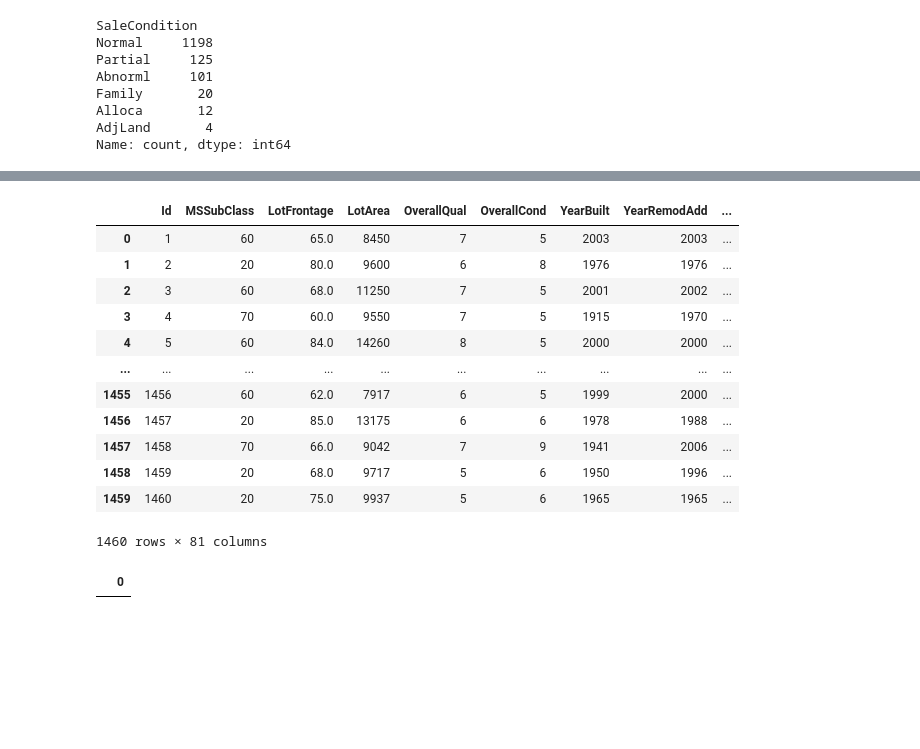
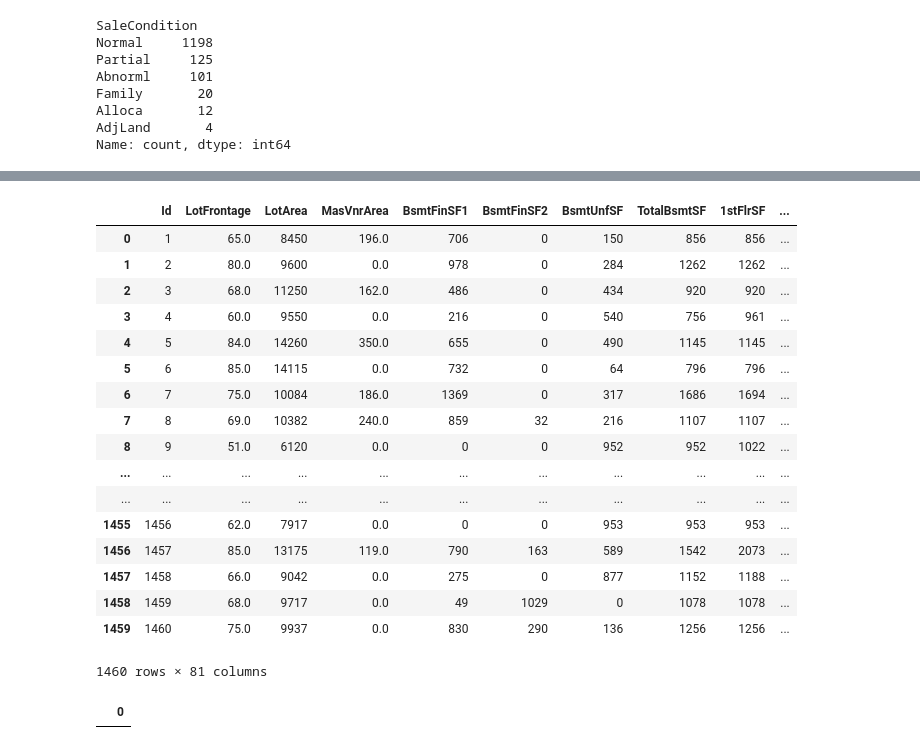
Before and after one commit to GJlonely1/Kaggle-House-Prices-Prediction-Model-, a Jupyter notebook: house-prices-advanced-regression-techniques/House_Price_Prediction_Model.ipynb, the cells around one changed output, grey strips where cells are left out. Cells and saved outputs as stored; diff of their text form; code cells hidden in the pictures; blank space fills up the shorter version.

```diff
--- a/house-prices-advanced-regression-techniques/House_Price_Prediction_Model.ipynb
+++ b/house-prices-advanced-regression-techniques/House_Price_Prediction_Model.ipynb
@@ -7,4 +8,6 @@ import random
 # %%
+pd.set_option('display.max_columns', None)
+
 df = pd.read_csv('train.csv')
 df.head(20)
 df
@@ -341,0 +324,8 @@ Name: count, dtype: int64
+# %%
+categorical_features = df[['MSSubClass', 'MSZoning', 'Street', 'Alley', 'LotShape', 'LandContour', 'Utilities', 'LotConfig', 'LandSlope', 'Neighborhood', 'Condition1',
+                                     'Condition2', 'BldgType', 'HouseStyle', 'OverallQual', 'OverallCond', 'YearBuilt', 'YearRemodAdd', 'RoofStyle', 'RoofMatl', 'Exterior1st',
+                                     'Exterior2nd', 'MasVnrType', 'ExterQual', 'ExterCond', 'Foundation', 'BsmtQual', 'BsmtCond', 'BsmtExposure', 'BsmtFinType1', 'BsmtFinType2',
+                                     'Heating', 'HeatingQC', 'CentralAir', 'Electrical', 'KitchenQual', 'Functional', 'FireplaceQu', 'GarageType', 'GarageYrBlt', 'GarageFinish', 'GarageQual',
+                                     'GarageCond', 'PavedDrive', 'PoolQC', 'Fence', 'MiscFeature', 'MoSold', 'YrSold', 'SaleType', 'SaleCondition']]
+
+categorical_features
@@ -341,0 +346,8 @@ Name: count, dtype: int64
+# %%
+numerical_features = df.drop(['MSSubClass', 'MSZoning', 'Street', 'Alley', 'LotShape', 'LandContour', 'Utilities', 'LotConfig', 'LandSlope', 'Neighborhood', 'Condition1',
+                                     'Condition2', 'BldgType', 'HouseStyle', 'OverallQual', 'OverallCond', 'YearBuilt', 'YearRemodAdd', 'RoofStyle', 'RoofMatl', 'Exterior1st',
+                                     'Exterior2nd', 'MasVnrType', 'ExterQual', 'ExterCond', 'Foundation', 'BsmtQual', 'BsmtCond', 'BsmtExposure', 'BsmtFinType1', 'BsmtFinType2',
+                                     'Heating', 'HeatingQC', 'CentralAir', 'Electrical', 'KitchenQual', 'Functional', 'FireplaceQu', 'GarageType', 'GarageYrBlt', 'GarageFinish', 'GarageQual',
+                                     'GarageCond', 'PavedDrive', 'PoolQC', 'Fence', 'MiscFeature', 'MoSold', 'YrSold', 'SaleType', 'SaleCondition'], axis=1)
+
+numerical_features
@@ -342,9 +368,19 @@ Name: count, dtype: int64
 # %%
 from sklearn.preprocessing import LabelEncoder
 def fill_missing_values(train_df):
-    categorical_features = train_df.select_dtypes(include=['object', 'bool'])
+    categorical_features = train_df[['MSSubClass', 'MSZoning', 'Street', 'Alley', 'LotShape', 'LandContour', 'Utilities', 'LotConfig', 'LandSlope', 'Neighborhood', 'Condition1',
+                                     'Condition2', 'BldgType', 'HouseStyle', 'OverallQual', 'OverallCond', 'YearBuilt', 'YearRemodAdd', 'RoofStyle', 'RoofMatl', 'Exterior1st',
+                                     'Exterior2nd', 'MasVnrType', 'ExterQual', 'ExterCond', 'Foundation', 'BsmtQual', 'BsmtCond', 'BsmtExposure', 'BsmtFinType1', 'BsmtFinType2',
+                                     'Heating', 'HeatingQC', 'CentralAir', 'Electrical', 'KitchenQual', 'Functional', 'FireplaceQu', 'GarageType', 'GarageYrBlt', 'GarageFinish', 'GarageQual',
+                                     'GarageCond', 'PavedDrive', 'PoolQC', 'Fence', 'MiscFeature', 'MoSold', 'YrSold', 'SaleType', 'SaleCondition']]
+    # categorical_features = train_df.select_dtypes(include=['object', 'bool'])
     categorical_feature_columns = categorical_features.astype('str').columns
-    numerical_features = train_df.select_dtypes(include=['int', 'float']).columns
+    numerical_features = train_df.drop(['MSSubClass', 'MSZoning', 'Street', 'Alley', 'LotShape', 'LandContour', 'Utilities', 'LotConfig', 'LandSlope', 'Neighborhood', 'Condition1',
+                                     'Condition2', 'BldgType', 'HouseStyle', 'OverallQual', 'OverallCond', 'YearBuilt', 'YearRemodAdd', 'RoofStyle', 'RoofMatl', 'Exterior1st',
+                                     'Exterior2nd', 'MasVnrType', 'ExterQual', 'ExterCond', 'Foundation', 'BsmtQual', 'BsmtCond', 'BsmtExposure', 'BsmtFinType1', 'BsmtFinType2',
+                                     'Heating', 'HeatingQC', 'CentralAir', 'Electrical', 'KitchenQual', 'Functional', 'FireplaceQu', 'GarageType', 'GarageYrBlt', 'GarageFinish', 'GarageQual',
+                                     'GarageCond', 'PavedDrive', 'PoolQC', 'Fence', 'MiscFeature', 'MoSold', 'YrSold', 'SaleType', 'SaleCondition'], axis=1)
+    # numerical_features = train_df.select_dtypes(include=['int', 'float']).columns
 
 
     # fill missing values with MODE for categorical features
@@ -364,13 +400,23 @@ def fill_missing_values(train_df):
 
 train_df = fill_missing_values(df)
 
+categorical_features = train_df[['MSSubClass', 'MSZoning', 'Street', 'Alley', 'LotShape', 'LandContour', 'Utilities', 'LotConfig', 'LandSlope', 'Neighborhood', 'Condition1',
+                                     'Condition2', 'BldgType', 'HouseStyle', 'OverallQual', 'OverallCond', 'YearBuilt', 'YearRemodAdd', 'RoofStyle', 'RoofMatl', 'Exterior1st',
+                                     'Exterior2nd', 'MasVnrType', 'ExterQual', 'ExterCond', 'Foundation', 'BsmtQual', 'BsmtCond', 'BsmtExposure', 'BsmtFinType1', 'BsmtFinType2',
+                                     'Heating', 'HeatingQC', 'CentralAir', 'Electrical', 'KitchenQual', 'Functional', 'FireplaceQu', 'GarageType', 'GarageYrBlt', 'GarageFinish', 'GarageQual',
+                                     'GarageCond', 'PavedDrive', 'PoolQC', 'Fence', 'MiscFeature', 'MoSold', 'YrSold', 'SaleType', 'SaleCondition']]
+
+numerical_features = train_df.drop(['MSSubClass', 'MSZoning', 'Street', 'Alley', 'LotShape', 'LandContour', 'Utilities', 'LotConfig', 'LandSlope', 'Neighborhood', 'Condition1',
+                                     'Condition2', 'BldgType', 'HouseStyle', 'OverallQual', 'OverallCond', 'YearBuilt', 'YearRemodAdd', 'RoofStyle', 'RoofMatl', 'Exterior1st',
+                                     'Exterior2nd', 'MasVnrType', 'ExterQual', 'ExterCond', 'Foundation', 'BsmtQual', 'BsmtCond', 'BsmtExposure', 'BsmtFinType1', 'BsmtFinType2',
+                                     'Heating', 'HeatingQC', 'CentralAir', 'Electrical', 'KitchenQual', 'Functional', 'FireplaceQu', 'GarageType', 'GarageYrBlt', 'GarageFinish', 'GarageQual',
+                                     'GarageCond', 'PavedDrive', 'PoolQC', 'Fence', 'MiscFeature', 'MoSold', 'YrSold', 'SaleType', 'SaleCondition'], axis=1)
 le = LabelEncoder()
-categorical_data = train_df.select_dtypes(include=['object', 'bool'])
-numerical_data = train_df.select_dtypes(include=['int', 'float'])
+ohe = OneHotEncoder()
 # apply label encoder on Training categorical feature columns
-categorical_data = categorical_data.apply(lambda col: le.fit_transform(col))
+categorical_data = categorical_features.apply(lambda col: le.fit_transform(col))
 
-trained_filled_data = pd.concat([numerical_data, categorical_data], axis=1)
+trained_filled_data = pd.concat([numerical_features, categorical_data], axis=1)
 trained_filled_data
 # %% [output]
 The behavior will change in pandas 3.0. This inplace method will never work because the intermediate object on which we are setting values always behaves as a copy.
@@ -389,19 +435,24 @@ For example, when doing 'df[col].method(value, inplace=True)', try using 'df.met
 For example, when doing 'df[col].method(value, inplace=True)', try using 'df.method({col: value}, inplace=True)' or df[col] = df[col].method(value) instead, to perform the operation inplace on the ori ...
 
 
   train_df[col].fillna(train_df[col].median(), inplace=True)
-|  | Id | MSSubClass | LotFrontage | LotArea | OverallQual | OverallCond | YearBuilt | YearRemodAdd | ... |
-| 0 | 1 | 60 | 65.0 | 8450 | 7 | 5 | 2003 | 2003 | ... |
-| 1 | 2 | 20 | 80.0 | 9600 | 6 | 8 | 1976 | 1976 | ... |
-| 2 | 3 | 60 | 68.0 | 11250 | 7 | 5 | 2001 | 2002 | ... |
-| 3 | 4 | 70 | 60.0 | 9550 | 7 | 5 | 1915 | 1970 | ... |
-| 4 | 5 | 60 | 84.0 | 14260 | 8 | 5 | 2000 | 2000 | ... |
-| ... | ... | ... | ... | ... | ... | ... | ... | ... | ... |
-| 1455 | 1456 | 60 | 62.0 | 7917 | 6 | 5 | 1999 | 2000 | ... |
-| 1456 | 1457 | 20 | 85.0 | 13175 | 6 | 6 | 1978 | 1988 | ... |
-| 1457 | 1458 | 70 | 66.0 | 9042 | 7 | 9 | 1941 | 2006 | ... |
-| 1458 | 1459 | 20 | 68.0 | 9717 | 5 | 6 | 1950 | 1996 | ... |
-| 1459 | 1460 | 20 | 75.0 | 9937 | 5 | 6 | 1965 | 1965 | ... |
+|  | Id | LotFrontage | LotArea | MasVnrArea | BsmtFinSF1 | BsmtFinSF2 | BsmtUnfSF | TotalBsmtSF | 1stFlrSF | ... |
+| 0 | 1 | 65.0 | 8450 | 196.0 | 706 | 0 | 150 | 856 | 856 | ... |
+| 1 | 2 | 80.0 | 9600 | 0.0 | 978 | 0 | 284 | 1262 | 1262 | ... |
+| 2 | 3 | 68.0 | 11250 | 162.0 | 486 | 0 | 434 | 920 | 920 | ... |
+| 3 | 4 | 60.0 | 9550 | 0.0 | 216 | 0 | 540 | 756 | 961 | ... |
+| 4 | 5 | 84.0 | 14260 | 350.0 | 655 | 0 | 490 | 1145 | 1145 | ... |
+| 5 | 6 | 85.0 | 14115 | 0.0 | 732 | 0 | 64 | 796 | 796 | ... |
+| 6 | 7 | 75.0 | 10084 | 186.0 | 1369 | 0 | 317 | 1686 | 1694 | ... |
+| 7 | 8 | 69.0 | 10382 | 240.0 | 859 | 32 | 216 | 1107 | 1107 | ... |
+| 8 | 9 | 51.0 | 6120 | 0.0 | 0 | 0 | 952 | 952 | 1022 | ... |
+| ... | ... | ... | ... | ... | ... | ... | ... | ... | ... | ... |
+| ... | ... | ... | ... | ... | ... | ... | ... | ... | ... | ... |
+| 1455 | 1456 | 62.0 | 7917 | 0.0 | 0 | 0 | 953 | 953 | 953 | ... |
+| 1456 | 1457 | 85.0 | 13175 | 119.0 | 790 | 163 | 589 | 1542 | 2073 | ... |
+| 1457 | 1458 | 66.0 | 9042 | 0.0 | 275 | 0 | 877 | 1152 | 1188 | ... |
+| 1458 | 1459 | 68.0 | 9717 | 0.0 | 49 | 1029 | 0 | 1078 | 1078 | ... |
+| 1459 | 1460 | 75.0 | 9937 | 0.0 | 830 | 290 | 136 | 1256 | 1256 | ... |
 1460 rows × 81 columns
 # %%
 missing_values = trained_filled_data.isnull().sum()
```
Also changed, not shown: parts of 21 cells of this notebook, 1 other file.
